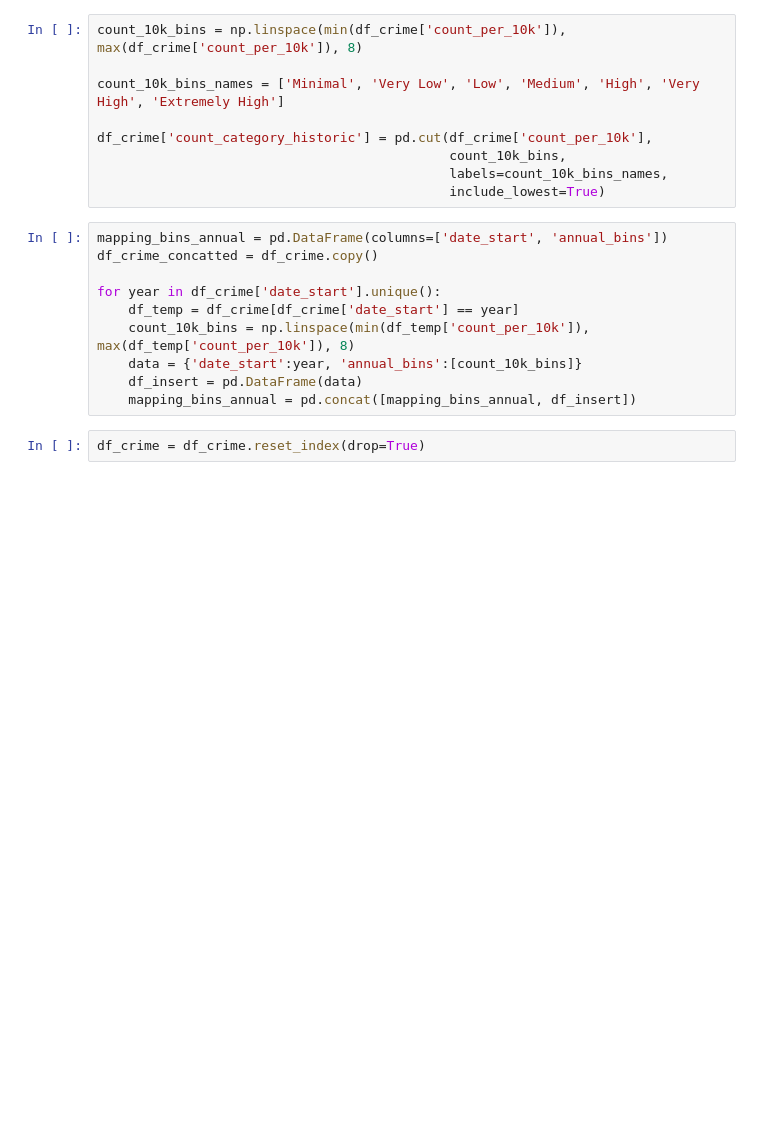
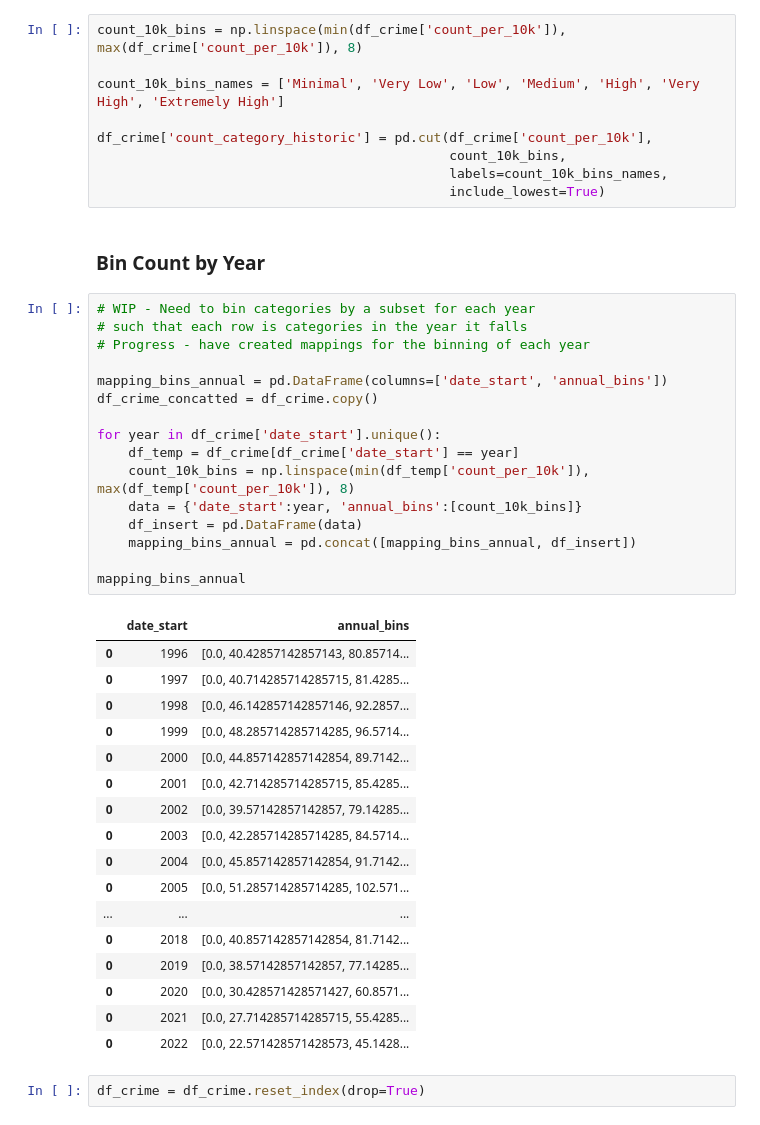
Before and after one commit to MaxwellB13/scottish_crime_pandas, a Jupyter notebook: Crime In Scotland.ipynb, the cells around one changed output. Saved outputs shown, nothing was run; the diff lists cells and outputs as text; blank space fills up the shorter version.

```diff
--- a/Crime In Scotland.ipynb
+++ b/Crime In Scotland.ipynb
@@ -116,16 +116,42 @@ df_crime['count_category_historic'] = pd.cut(df_crime['count_per_10k'],
                                              count_10k_bins,
                                              labels=count_10k_bins_names,
                                              include_lowest=True)
+# %% [markdown]
+### Bin Count by Year
 # %%
+# WIP - Need to bin categories by a subset for each year
+# such that each row is categories in the year it falls
+# Progress - have created mappings for the binning of each year
+
 mapping_bins_annual = pd.DataFrame(columns=['date_start', 'annual_bins'])
 df_crime_concatted = df_crime.copy()
 
 for year in df_crime['date_start'].unique():
     df_temp = df_crime[df_crime['date_start'] == year]
     count_10k_bins = np.linspace(min(df_temp['count_per_10k']), max(df_temp['count_per_10k']), 8)
     data = {'date_start':year, 'annual_bins':[count_10k_bins]}
     df_insert = pd.DataFrame(data)
     mapping_bins_annual = pd.concat([mapping_bins_annual, df_insert])
+
+mapping_bins_annual
+# %% [output]
+|  | date_start | annual_bins |
+| 0 | 1996 | [0.0, 40.42857142857143, 80.85714... |
+| 0 | 1997 | [0.0, 40.714285714285715, 81.4285... |
+| 0 | 1998 | [0.0, 46.142857142857146, 92.2857... |
+| 0 | 1999 | [0.0, 48.285714285714285, 96.5714... |
+| 0 | 2000 | [0.0, 44.857142857142854, 89.7142... |
+| 0 | 2001 | [0.0, 42.714285714285715, 85.4285... |
+| 0 | 2002 | [0.0, 39.57142857142857, 79.14285... |
+| 0 | 2003 | [0.0, 42.285714285714285, 84.5714... |
+| 0 | 2004 | [0.0, 45.857142857142854, 91.7142... |
+| 0 | 2005 | [0.0, 51.285714285714285, 102.571... |
+| ... | ... | ... |
+| 0 | 2018 | [0.0, 40.857142857142854, 81.7142... |
+| 0 | 2019 | [0.0, 38.57142857142857, 77.14285... |
+| 0 | 2020 | [0.0, 30.428571428571427, 60.8571... |
+| 0 | 2021 | [0.0, 27.714285714285715, 55.4285... |
+| 0 | 2022 | [0.0, 22.571428571428573, 45.1428... |
 # %%
 df_crime = df_crime.reset_index(drop=True)
 # %%
```
Also changed, not shown: parts of 1 cell of this notebook.
